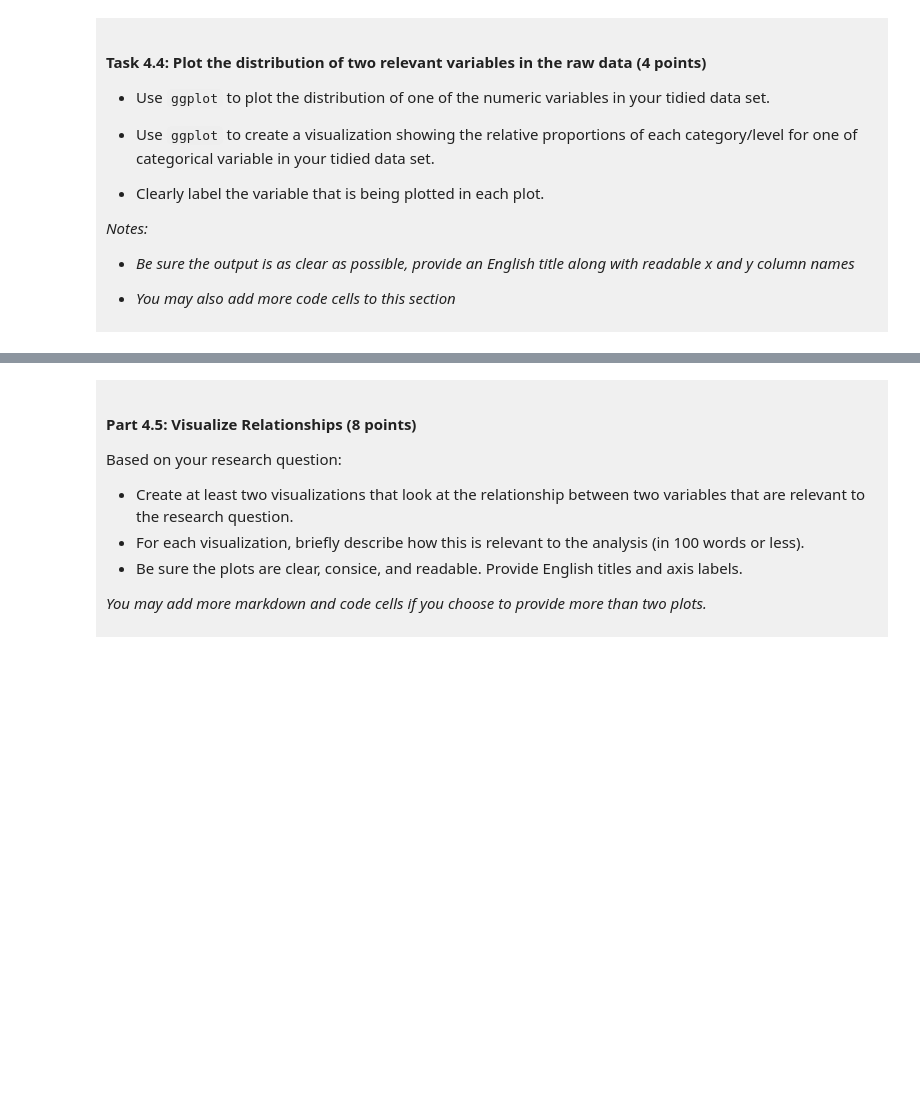
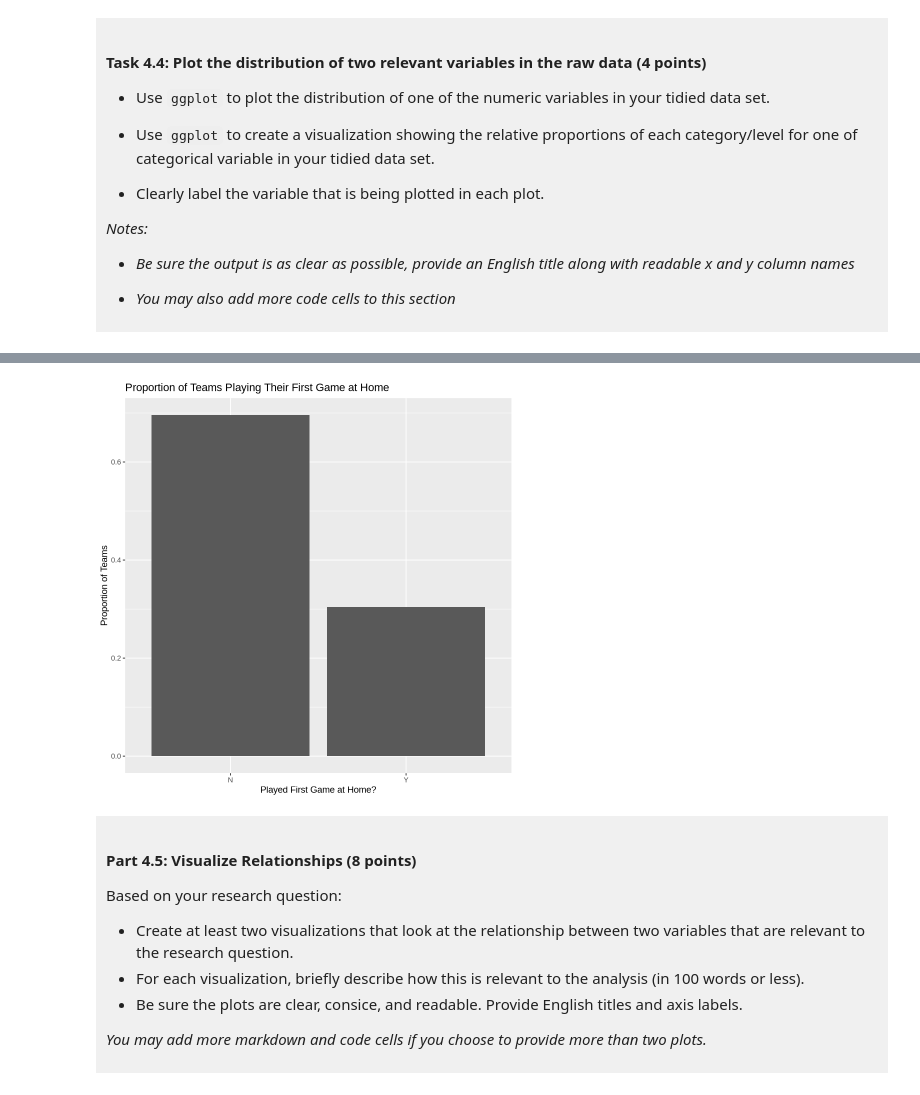
Before and after one commit to Avin-mo/dsci-100-project-avin-motie, a Jupyter notebook: dsci-100-project-notebook.ipynb, the cells around one changed output, grey strips where cells are left out. Drawn from its saved outputs; the diff is of its cells as text; code cells hidden in the pictures; blank space fills up the shorter version.

```diff
--- a/dsci-100-project-notebook.ipynb
+++ b/dsci-100-project-notebook.ipynb
@@ -342,5 +338,19 @@ A tibble: 2 × 2
 # %%
 ### EDIT THIS CODE CELL FOR PLOT 2 ###
+# count teams in each category, then turn counts into proportions
+home_props <- clean_full_data |>
+  group_by(first_game_at_home) |>
+  summarize(count = n()) |>
+  mutate(proportion = count / sum(count))
+
+first_game_at_home_plot <- ggplot(home_props, aes(x = first_game_at_home, y = proportion)) +
+  geom_bar(stat = "identity") +
+  labs(x = "Played First Game at Home?",
+       y = "Proportion of Teams",
+       title = "Proportion of Teams Playing Their First Game at Home")
+first_game_at_home_plot
+# %% [output]
+[figure, added]
 # %% [markdown]
 <div style="background-color: #f0f0f0; padding: 10px;">
 
```
Also changed, not shown: parts of 3 cells of this notebook.
